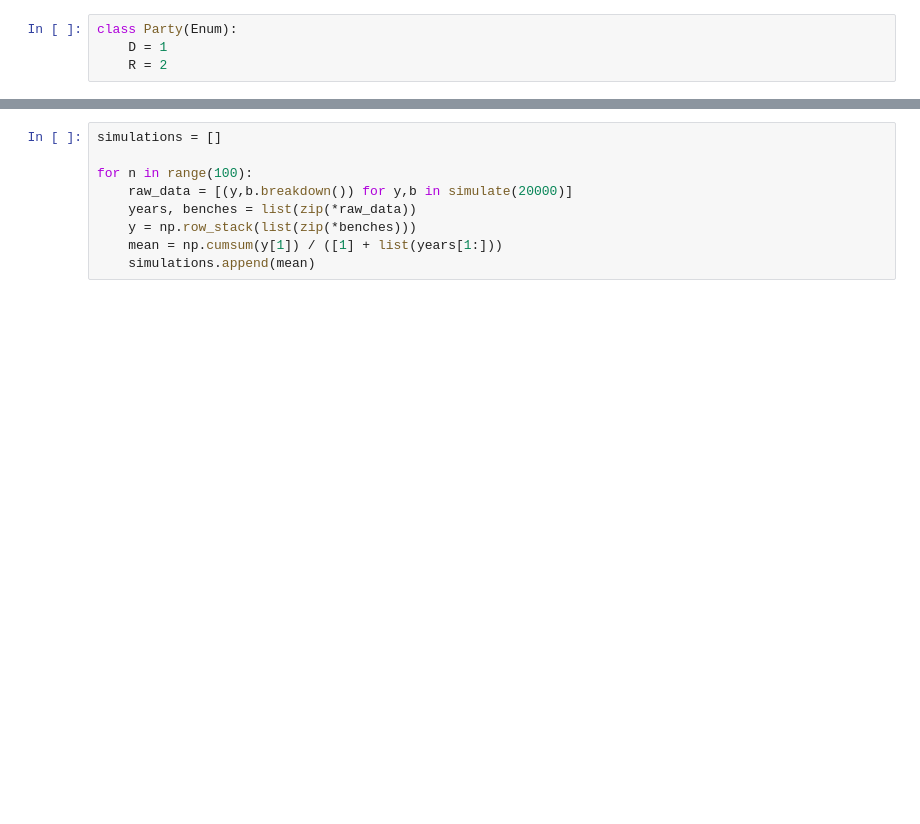
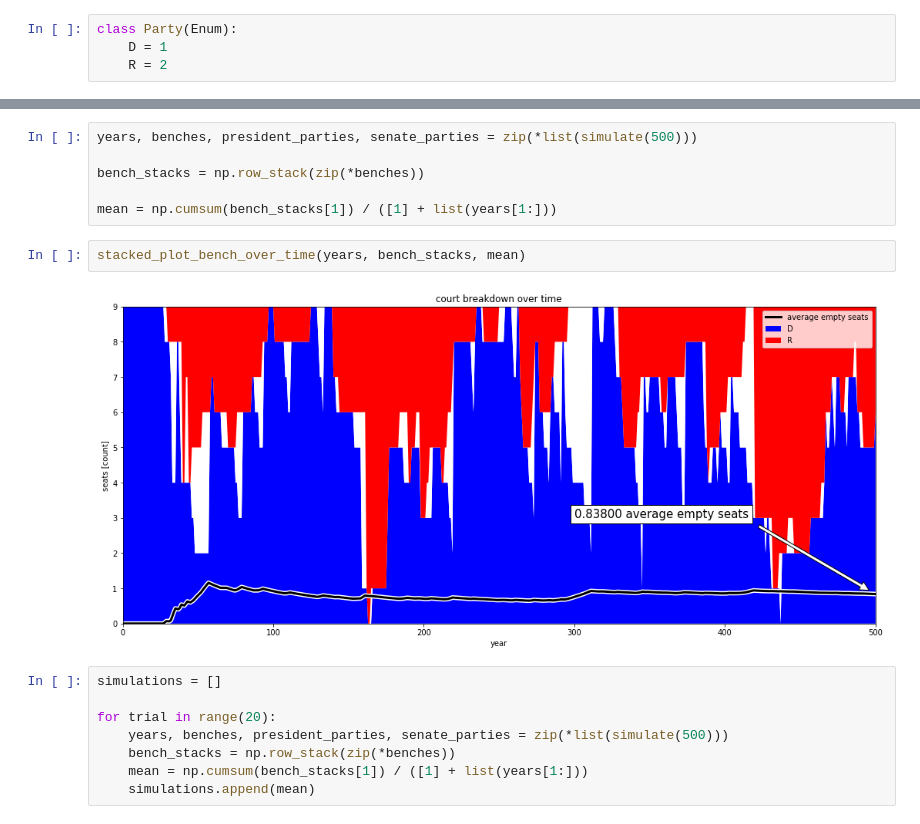
Before and after one commit to andrewzwicky/puzzles, a Jupyter notebook: FiveThirtyEightRiddler/2017-04-14/empty_court_seats.ipynb, the cells around one changed output, grey strips where cells are left out. Cells and saved outputs as stored; diff of their text form; blank space fills up the shorter version.

```diff
--- a/FiveThirtyEightRiddler/2017-04-14/empty_court_seats.ipynb
+++ b/FiveThirtyEightRiddler/2017-04-14/empty_court_seats.ipynb
@@ -144,11 +182,20 @@ def plot_sims(years, simulations):
+# %%
+years, benches, president_parties, senate_parties = zip(*list(simulate(500)))
+
+bench_stacks = np.row_stack(zip(*benches))
+
+mean = np.cumsum(bench_stacks[1]) / ([1] + list(years[1:]))
+# %%
+stacked_plot_bench_over_time(years, bench_stacks, mean)
+# %% [output]
+[figure, added]
 # %%
 simulations = []
 
-for n in range(100):
-    raw_data = [(y,b.breakdown()) for y,b in simulate(20000)]
-    years, benches = list(zip(*raw_data))
-    y = np.row_stack(list(zip(*benches)))
-    mean = np.cumsum(y[1]) / ([1] + list(years[1:]))
+for trial in range(20):
+    years, benches, president_parties, senate_parties = zip(*list(simulate(500)))
+    bench_stacks = np.row_stack(zip(*benches))
+    mean = np.cumsum(bench_stacks[1]) / ([1] + list(years[1:]))
     simulations.append(mean)
 # %%
 plot_sims(years, simulations)
```
Also changed, not shown: parts of 20 cells of this notebook, 1 other file.
